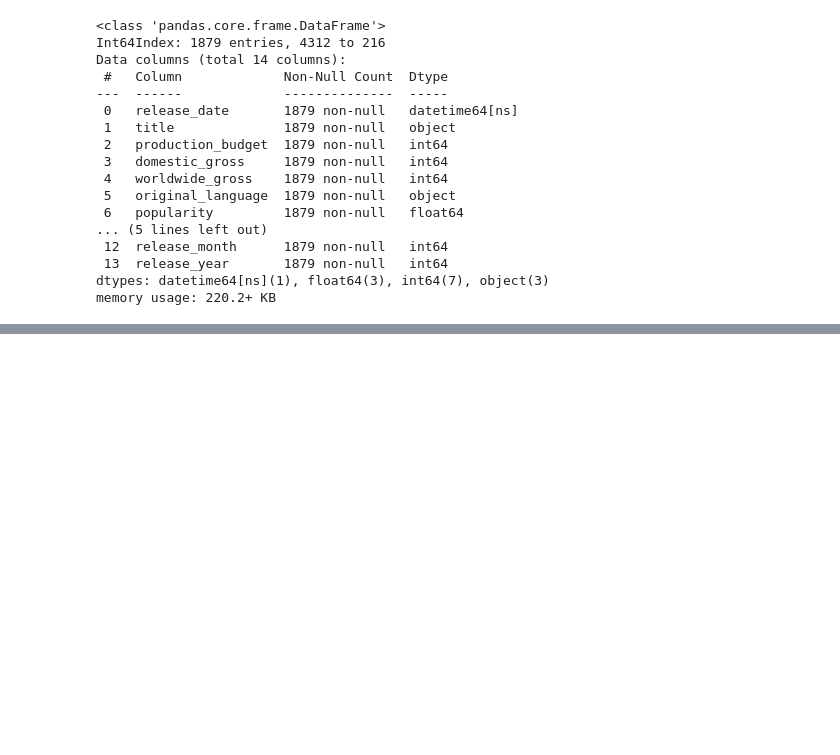
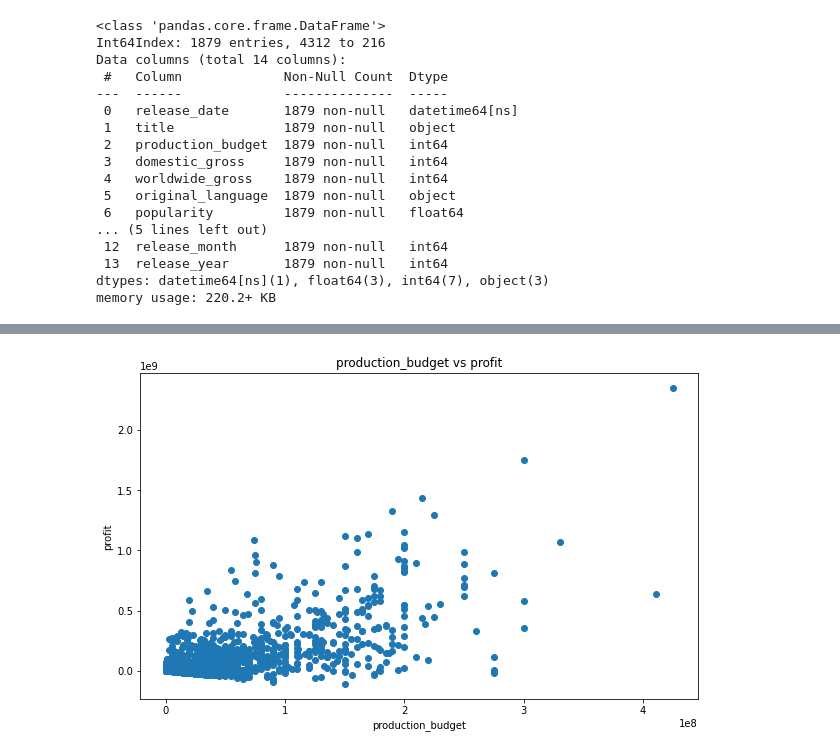
Before and after one commit to dquillao/dsc-mod-1-project-v2-1-online-ds-sp-000, a Jupyter notebook: EDA 2.ipynb, the cells around one changed output, grey strips where cells are left out. Drawn from its saved outputs; the diff is of its cells as text; code cells hidden in the pictures; blank space fills up the shorter version.

```diff
--- a/EDA 2.ipynb
+++ b/EDA 2.ipynb
@@ -785,0 +802,10 @@ memory usage: 220.2+ KB
+# %%
+fig, ax = plt.subplots(figsize = (10, 6))
+ax.scatter(x = final_df['production_budget'], y = final_df['profit'])
+plt.xlabel('production_budget')
+plt.ylabel('profit')
+plt.title('production_budget vs profit')
+
+plt.show()
+# %% [output]
+[figure, added]
```
Also changed, not shown: parts of 5 cells of this notebook.
